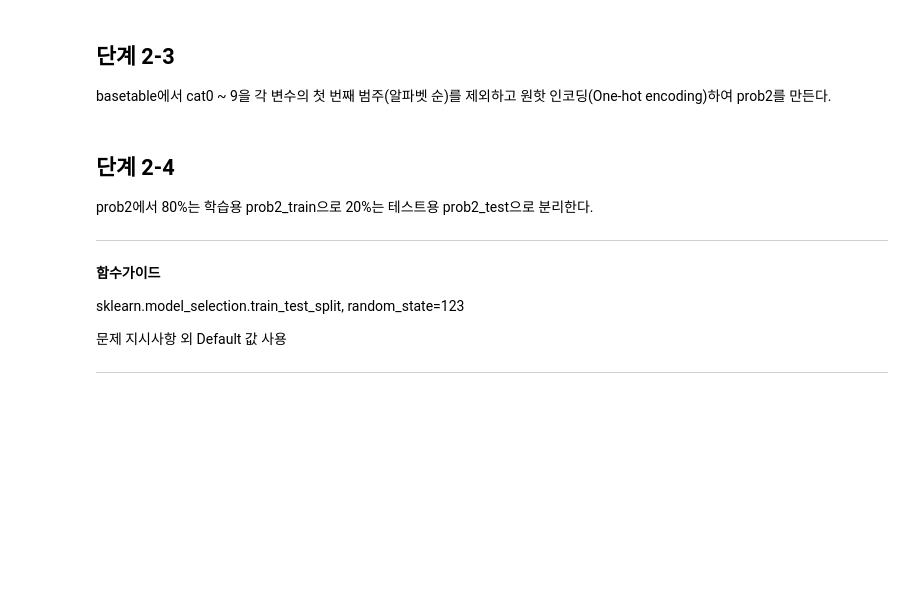
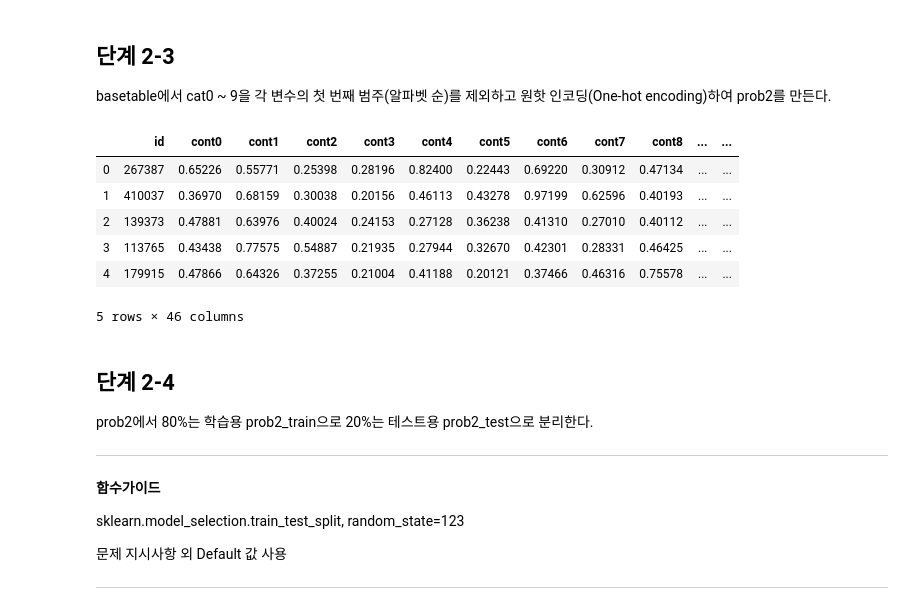
Before and after one commit to sunkusun9/DS_lv3_2507_1, a Jupyter notebook: sec_ds_lv3_prob2_prob.ipynb, the cells around one changed output. Drawn from its saved outputs; the diff is of its cells as text; code cells hidden in the pictures; blank space fills up the shorter version.

```diff
--- a/sec_ds_lv3_prob2_prob.ipynb
+++ b/sec_ds_lv3_prob2_prob.ipynb
@@ -804,6 +830,17 @@ df_corr
 ## 단계 2-3
 
 basetable에서 cat0 ~ 9을 각 변수의 첫 번째 범주(알파벳 순)를 제외하고 원핫 인코딩(One-hot encoding)하여 prob2를 만든다.
+# %%
+df_prob2 = pd.get_dummies(df_basetable, columns = cat_cols, drop_first = True)
+df_prob2.head()
+# %% [output]
+|  | id | cont0 | cont1 | cont2 | cont3 | cont4 | cont5 | cont6 | cont7 | cont8 | ... | ... |
+| 0 | 267387 | 0.65226 | 0.55771 | 0.25398 | 0.28196 | 0.82400 | 0.22443 | 0.69220 | 0.30912 | 0.47134 | ... | ... |
+| 1 | 410037 | 0.36970 | 0.68159 | 0.30038 | 0.20156 | 0.46113 | 0.43278 | 0.97199 | 0.62596 | 0.40193 | ... | ... |
+| 2 | 139373 | 0.47881 | 0.63976 | 0.40024 | 0.24153 | 0.27128 | 0.36238 | 0.41310 | 0.27010 | 0.40112 | ... | ... |
+| 3 | 113765 | 0.43438 | 0.77575 | 0.54887 | 0.21935 | 0.27944 | 0.32670 | 0.42301 | 0.28331 | 0.46425 | ... | ... |
+| 4 | 179915 | 0.47866 | 0.64326 | 0.37255 | 0.21004 | 0.41188 | 0.20121 | 0.37466 | 0.46316 | 0.75578 | ... | ... |
+5 rows × 46 columns
 # %% [markdown]
 ## 단계 2-4
 
```
Also changed, not shown: parts of 72 cells of this notebook.
